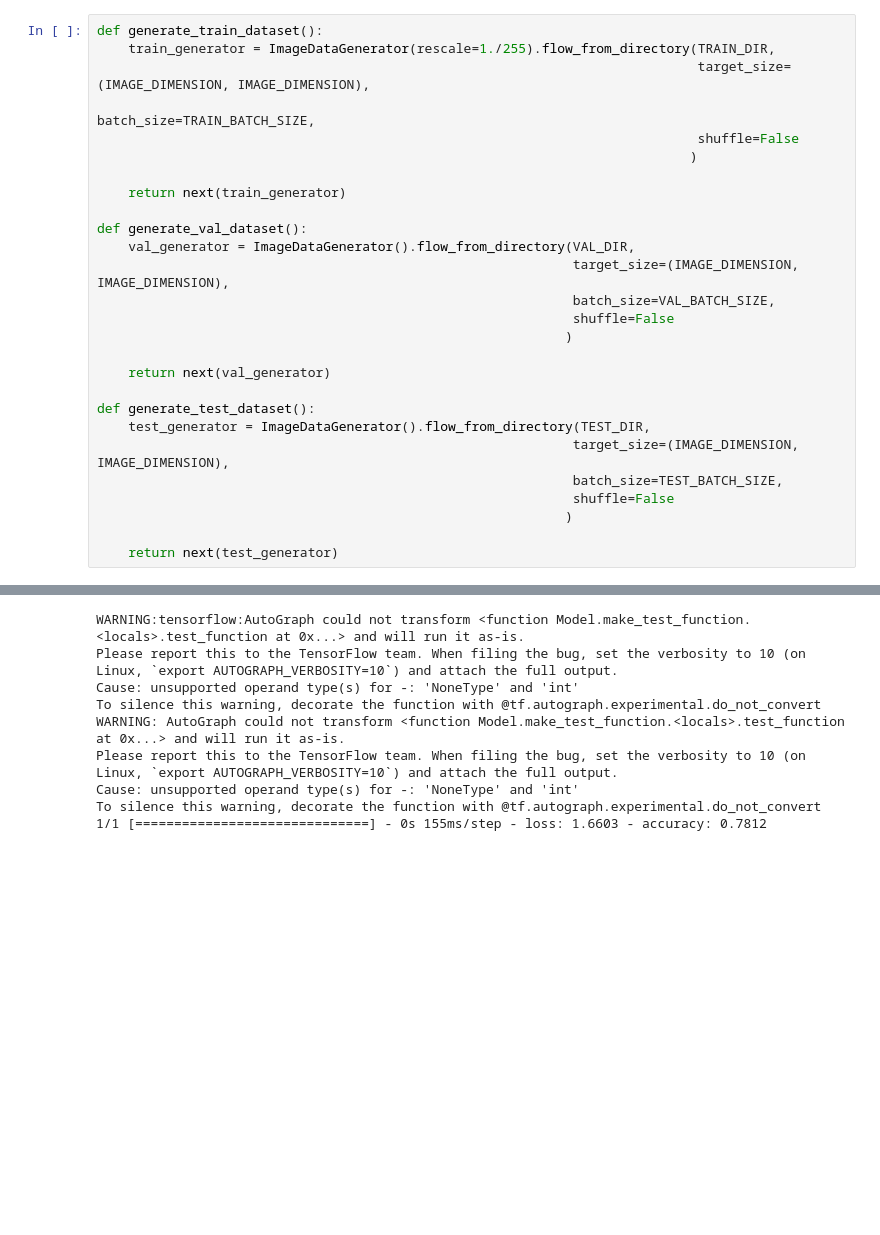
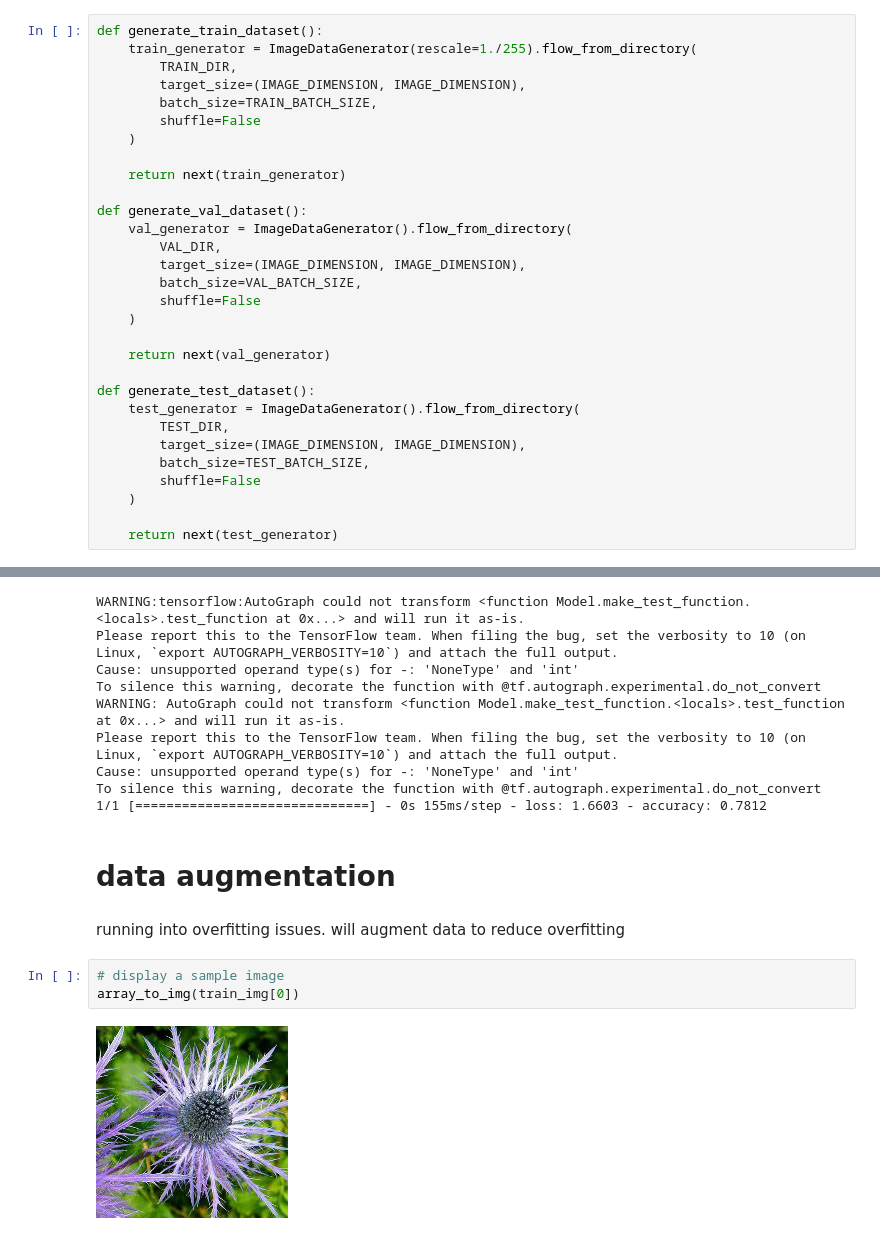
Before and after one commit to nobletang/Species-Identification-w-Image-Recognition, a Jupyter notebook: new_simple_model-Copy1.ipynb, the cells around one changed output, grey strips where cells are left out. Cells and saved outputs as stored; diff of their text form; blank space fills up the shorter version.

Commit message:
attempt data augmentation

```diff
--- a/new_simple_model-Copy1.ipynb
+++ b/new_simple_model-Copy1.ipynb
@@ -33,29 +34,32 @@ VAL_BATCH_SIZE = 128
 # generate datasets
 # %%
 def generate_train_dataset():
-    train_generator = ImageDataGenerator(rescale=1./255).flow_from_directory(TRAIN_DIR,
-                                                                             target_size=(IMAGE_DIMENSION, IMAGE_DIMENSION),
-                                                                             batch_size=TRAIN_BATCH_SIZE,
-                                                                             shuffle=False
-                                                                            )
+    train_generator = ImageDataGenerator(rescale=1./255).flow_from_directory(
+        TRAIN_DIR,
+        target_size=(IMAGE_DIMENSION, IMAGE_DIMENSION),
+        batch_size=TRAIN_BATCH_SIZE,
+        shuffle=False
+    )
 
     return next(train_generator)
 
 def generate_val_dataset():
-    val_generator = ImageDataGenerator().flow_from_directory(VAL_DIR,
-                                                             target_size=(IMAGE_DIMENSION, IMAGE_DIMENSION),
-                                                             batch_size=VAL_BATCH_SIZE,
-                                                             shuffle=False
-                                                            )
+    val_generator = ImageDataGenerator().flow_from_directory(
+        VAL_DIR,
+        target_size=(IMAGE_DIMENSION, IMAGE_DIMENSION),
+        batch_size=VAL_BATCH_SIZE,
+        shuffle=False
+    )
 
     return next(val_generator)
 
 def generate_test_dataset():
-    test_generator = ImageDataGenerator().flow_from_directory(TEST_DIR,
-                                                             target_size=(IMAGE_DIMENSION, IMAGE_DIMENSION),
-                                                             batch_size=TEST_BATCH_SIZE,
-                                                             shuffle=False
-                                                            )
+    test_generator = ImageDataGenerator().flow_from_directory(
+        TEST_DIR,
+        target_size=(IMAGE_DIMENSION, IMAGE_DIMENSION),
+        batch_size=TEST_BATCH_SIZE,
+        shuffle=False
+    )
 
     return next(test_generator)
 # %%
@@ -255,3 +257,12 @@ Please report this to the TensorFlow team. When filing the bug, set the verbosit
 Cause: unsupported operand type(s) for -: 'NoneType' and 'int'
 To silence this warning, decorate the function with @tf.autograph.experimental.do_not_convert
 1/1 [==============================] - 0s 155ms/step - loss: 1.6603 - accuracy: 0.7812
+# %% [markdown]
+# data augmentation
+# %% [markdown]
+running into overfitting issues. will augment data to reduce overfitting
+# %%
+# display a sample image
+array_to_img(train_img[0])
+# %% [output]
+[figure, added]
```
Also changed, not shown: parts of 10 cells of this notebook.
